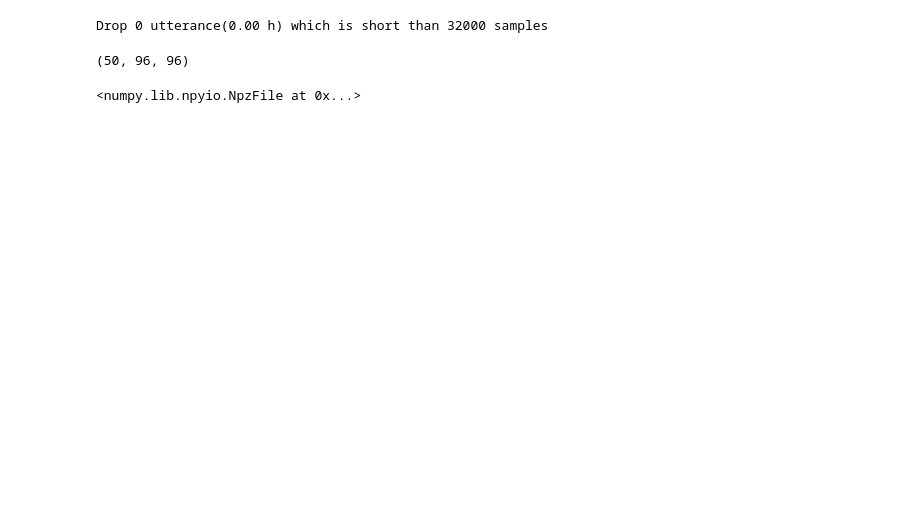
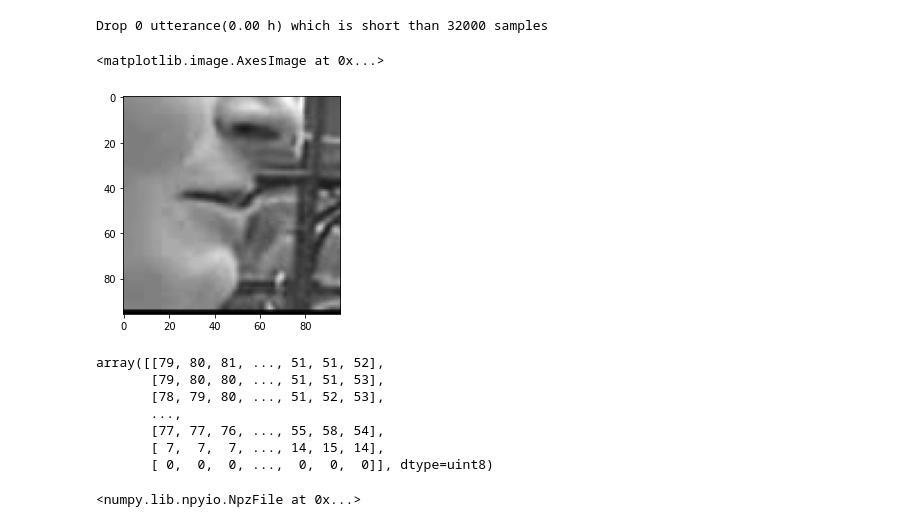
Before and after one commit to Tworan/MyGraduationProject, a Jupyter notebook: data/check_data.ipynb, the cells around one changed output. Saved outputs shown, nothing was run; the diff lists cells and outputs as text; code cells hidden in the pictures; blank space fills up the shorter version.

```diff
--- a/data/check_data.ipynb
+++ b/data/check_data.ipynb
@@ -12,10 +12,23 @@ Drop 0 utterance(0.00 h) which is short than 32000 samples
 # %%
 import numpy as np
 loadata = np.load('/home/photon/Datasets/av-datas/lrs2_rebuild/mouths/5535496873950688380_00015.npz')
+# %%
+import matplotlib.pyplot as plt
+
+plt.imshow(loadata['data'][0][:, ::-1], cmap='gray')
+# %% [output]
+<matplotlib.image.AxesImage at 0x...>
+[figure, added]
 # %%
-loadata['data'].shape
+loadata['data'][0][:, ::-1]
 # %% [output]
-(50, 96, 96)
+array([[79, 80, 81, ..., 51, 51, 52],
+       [79, 80, 80, ..., 51, 51, 53],
+       [78, 79, 80, ..., 51, 52, 53],
+       ...,
+       [77, 77, 76, ..., 55, 58, 54],
+       [ 7,  7,  7, ..., 14, 15, 14],
+       [ 0,  0,  0, ...,  0,  0,  0]], dtype=uint8)
 # %%
 np.load('/home/photon/Datasets/av-datas/lrs2_rebuild/mouths/5535496873950688380_00015.npz')
 # %% [output]
```
Also changed, not shown: 5 other files.
